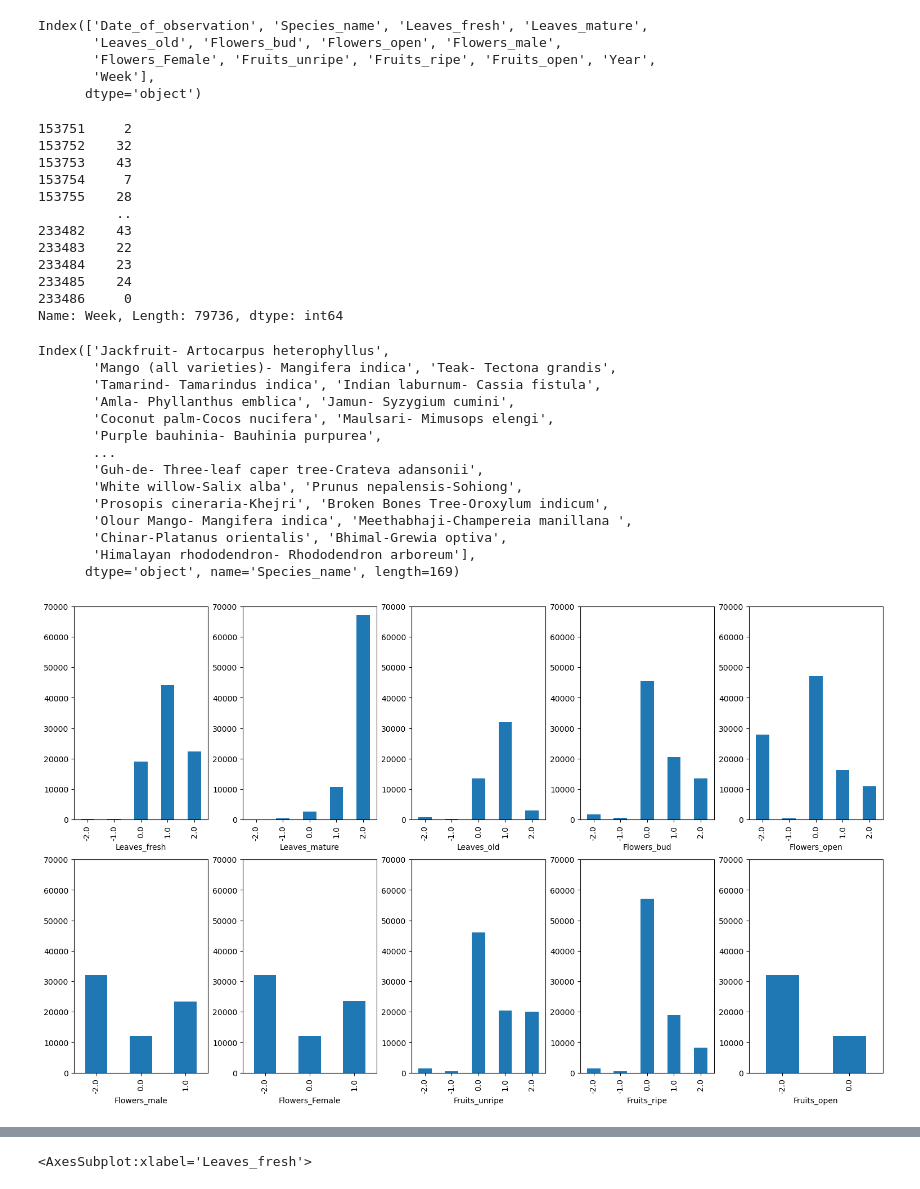
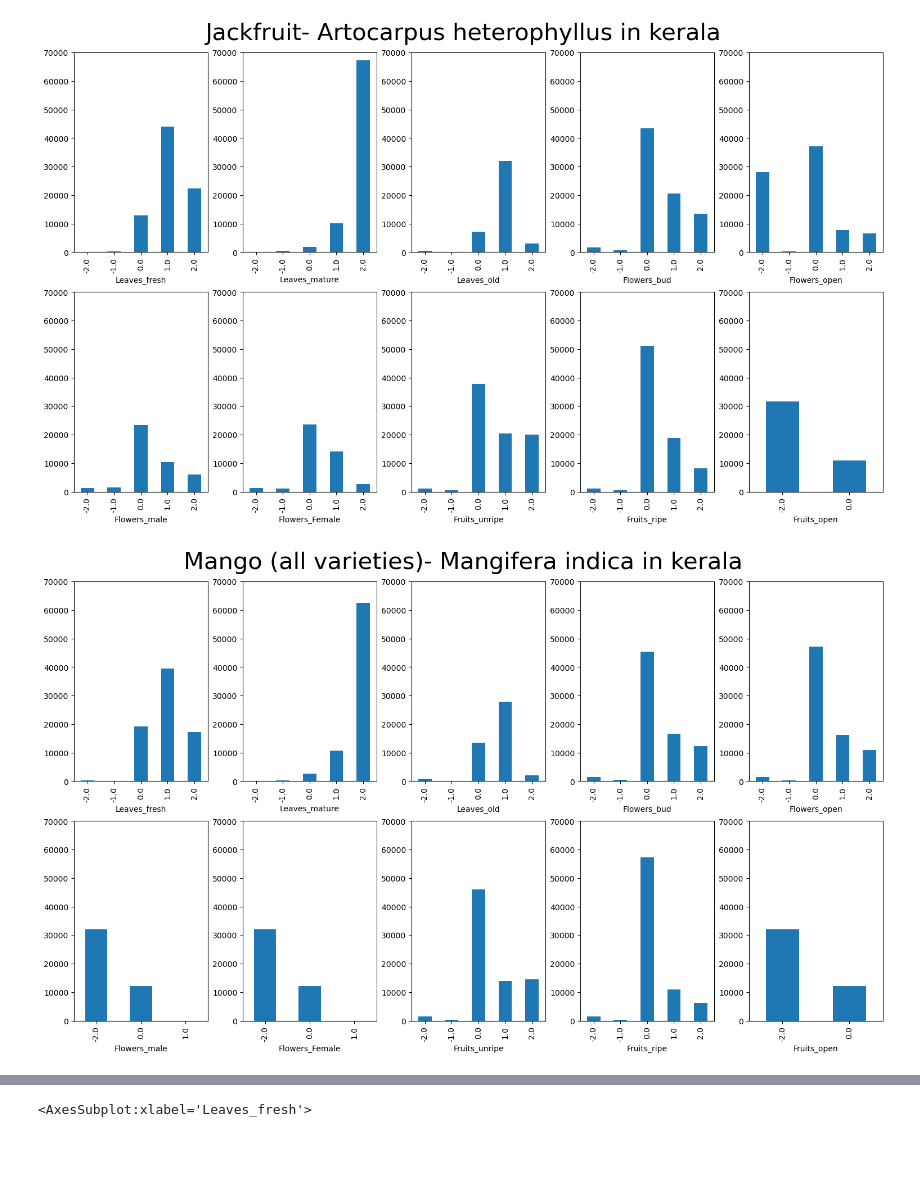
Before and after one commit to BU-Spark/pitne-season-watch, a Jupyter notebook: plotting.ipynb, the cells around one changed output, grey strips where cells are left out. Drawn from its saved outputs; the diff is of its cells as text; code cells hidden in the pictures; blank space fills up the shorter version.

Commit message:
updated plotting notebook with 4 plots & cleaned some csv files

```diff
--- a/plotting.ipynb
+++ b/plotting.ipynb
@@ -110,52 +87,14 @@ jack = kerala_df[kerala_df['Species_name'] == 'Jackfruit- Artocarpus heterophyll
-# %%
-jack.columns
-# %% [output]
-Index(['Date_of_observation', 'Species_name', 'Leaves_fresh', 'Leaves_mature',
-       'Leaves_old', 'Flowers_bud', 'Flowers_open', 'Flowers_male',
-       'Flowers_Female', 'Fruits_unripe', 'Fruits_ripe', 'Fruits_open', 'Year',
-       'Week'],
-      dtype='object')
-# %%
-jack['Week']
-# %% [output]
-153751     2
-153752    32
-153753    43
-153754     7
-153755    28
-          ..
-233482    43
-233483    22
-233484    23
-233485    24
-233486     0
-Name: Week, Length: 79736, dtype: int64
-# %%
-kerala_df['Species_name'].value_counts().index
-# %% [output]
-Index(['Jackfruit- Artocarpus heterophyllus',
-       'Mango (all varieties)- Mangifera indica', 'Teak- Tectona grandis',
-       'Tamarind- Tamarindus indica', 'Indian laburnum- Cassia fistula',
-       'Amla- Phyllanthus emblica', 'Jamun- Syzygium cumini',
-       'Coconut palm-Cocos nucifera', 'Maulsari- Mimusops elengi',
-       'Purple bauhinia- Bauhinia purpurea',
-       ...
-       'Guh-de- Three-leaf caper tree-Crateva adansonii',
-       'White willow-Salix alba', 'Prunus nepalensis-Sohiong',
-       'Prosopis cineraria-Khejri', 'Broken Bones Tree-Oroxylum indicum',
-       'Olour Mango- Mangifera indica', 'Meethabhaji-Champereia manillana ',
-       'Chinar-Platanus orientalis', 'Bhimal-Grewia optiva',
-       'Himalayan rhododendron- Rhododendron arboreum'],
-      dtype='object', name='Species_name', length=169)
 # %%
 # TODO: Adjust Sizes and Spacing
-fig, ax = plt.subplots(2, 5, constrained_layout=True, figsize=(15, 9))
 for species in kerala_df['Species_name'].value_counts().index[:2]:
+    fig, ax = plt.subplots(2, 5, constrained_layout=True, figsize=(15, 9))
     for idx, col in enumerate(kerala_df.columns[2:-2]):
         plt.subplot(2, 5, idx+1)
         plt.ylim(0,70000)
         kerala_df[kerala_df['Species_name'] == species][col].value_counts().sort_index().plot.bar()
 
-plt.show()
+    fig.suptitle(f"{species} in kerala", fontsize=30)
+    plt.show()
 # %% [output]
-[figure, old version]
+[figure, new version]
+[figure, added]
```
Also changed, not shown: parts of 26 cells of this notebook, 3 other files.
